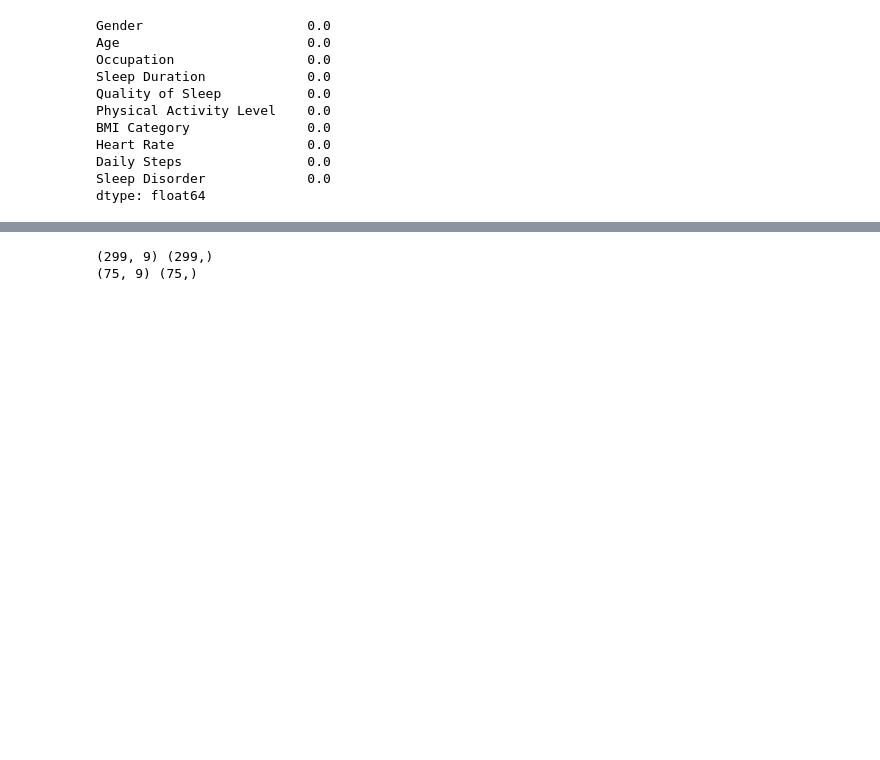
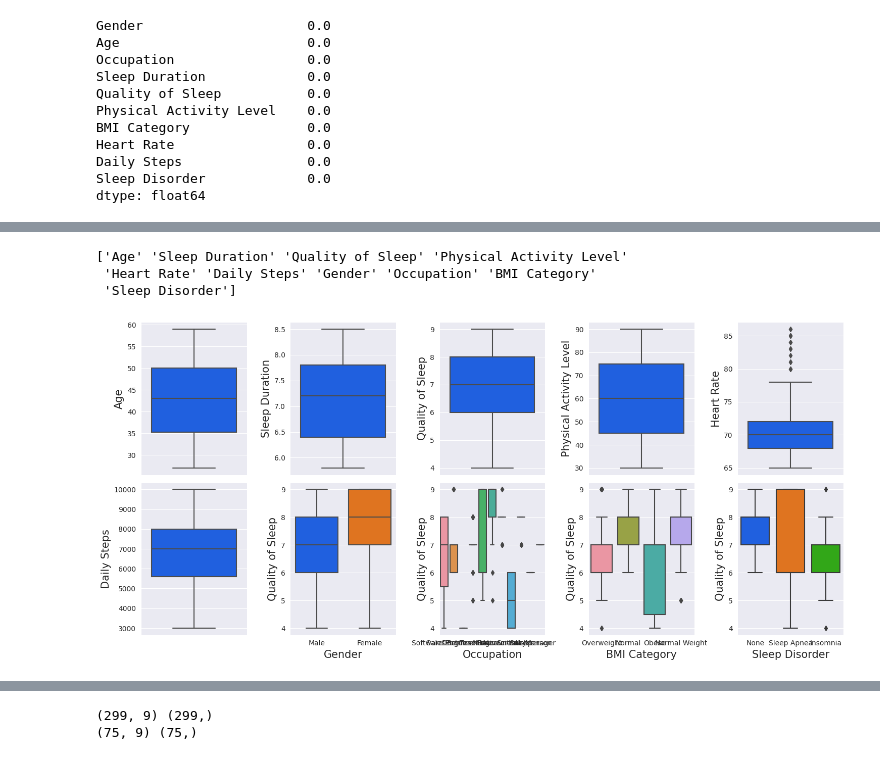
Before and after one commit to Ishu2412/Quality-Sleep-Prediction-Model, a Jupyter notebook: SleepQualityCheck.ipynb, the cells around one changed output, grey strips where cells are left out. Saved outputs shown, nothing was run; the diff lists cells and outputs as text; code cells hidden in the pictures; blank space fills up the shorter version.

```diff
--- a/SleepQualityCheck.ipynb
+++ b/SleepQualityCheck.ipynb
@@ -228,0 +161,31 @@ chart
+# %%
+sns.set_style('darkgrid')
+colors = ['#0055ff', '#ff7000', '#23bf00']
+CustomPalette = sns.set_palette(sns.color_palette(colors))
+
+OrderedCols = np.concatenate([df.select_dtypes(exclude='object').columns.values,  df.select_dtypes(include='object').columns.values])
+print(OrderedCols)
+
+fig, ax = plt.subplots(2, 5, figsize=(15,7))
+
+for i,col in enumerate(OrderedCols):
+    x = i//5
+    y = i%5
+    if i<5:
+        sns.boxplot(data=df, y=col, ax=ax[0,y])
+        ax[0,y].yaxis.label.set_size(15)
+    elif i == 5:
+        sns.boxplot(data=df, y=col, ax=ax[1,y])
+        ax[1,y].yaxis.label.set_size(15)
+    else:
+        sns.boxplot(data=df, x=col, y='Quality of Sleep', ax=ax[1,y])
+        ax[1,y].xaxis.label.set_size(15)
+        ax[1,y].yaxis.label.set_size(15)
+
+plt.tight_layout()
+plt.show()
+# %% [output]
+['Age' 'Sleep Duration' 'Quality of Sleep' 'Physical Activity Level'
+ 'Heart Rate' 'Daily Steps' 'Gender' 'Occupation' 'BMI Category'
+ 'Sleep Disorder']
+[figure, added]
```
Also changed, not shown: parts of 18 cells of this notebook.
